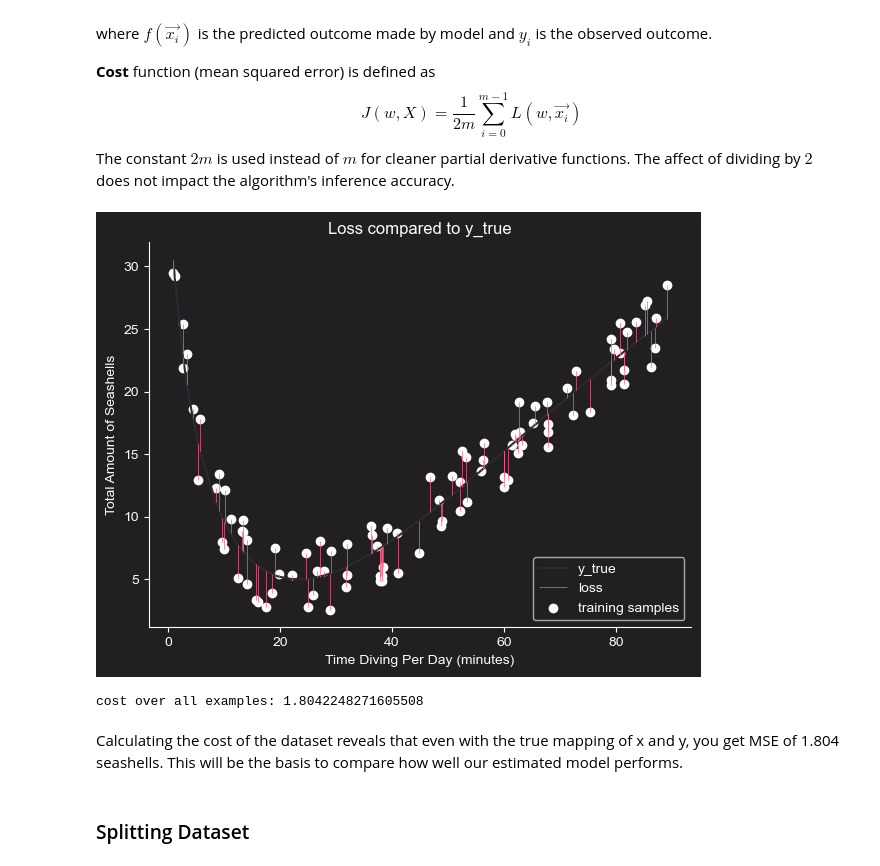
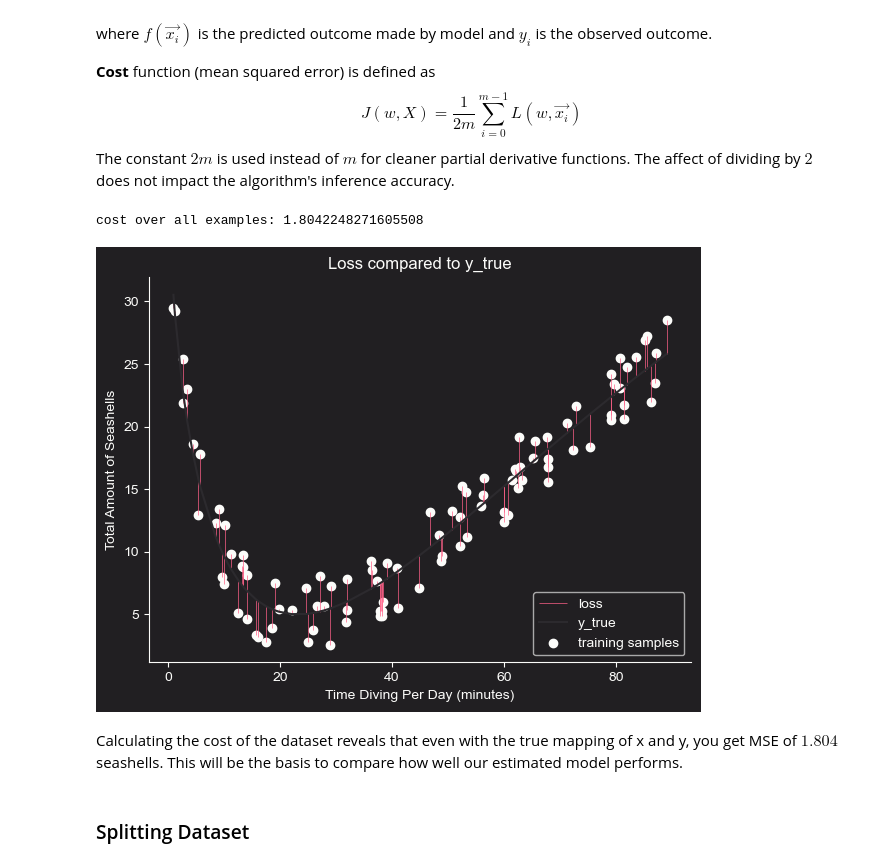
Before and after one commit to jakecreate/machine-learning-from-scratch, a Jupyter notebook: fundamentals_machine_learning.ipynb, the cells around one changed output. Saved outputs shown, nothing was run; the diff lists cells and outputs as text; code cells hidden in the pictures.

Commit message:
implement first model performance check

```diff
--- a/fundamentals_machine_learning.ipynb
+++ b/fundamentals_machine_learning.ipynb
@@ -12,7 +12,7 @@ import matplotlib.pyplot as plt
 import math
 
 # personal color pallete
-c_map = {
+c_ = {
     'red': '#ff6188',
     'orange': '#fc9867',
     'yellow': '#ffd866',
@@ -26,12 +26,12 @@ c_map = {
 
 # global params
 matplotlib.rcParams['font.family'] = 'Arial'
-plt.rcParams['figure.facecolor'] = c_map['black']
-plt.rcParams['axes.facecolor'] = c_map['black']
-plt.rcParams['text.color'] = c_map['white']
-plt.rcParams['axes.labelcolor'] = c_map['white']
-plt.rcParams['xtick.color'] = c_map['white']
-plt.rcParams['ytick.color'] = c_map['white']
+plt.rcParams['figure.facecolor'] = c_['black']
+plt.rcParams['axes.facecolor'] = c_['black']
+plt.rcParams['text.color'] = c_['white']
+plt.rcParams['axes.labelcolor'] = c_['white']
+plt.rcParams['xtick.color'] = c_['white']
+plt.rcParams['ytick.color'] = c_['white']
 # %% [markdown]
 ## Data Generation
 # %%
@@ -92,32 +91,30 @@ The constant $2m$ is used instead of $m$ for cleaner partial derivative function
 # %%
 def lr_loss(y_hat, y):
     return (y_hat - y)**2
 
 def lr_cost(y_hat, y):
     return np.sum((y_hat - y)**2)/(2*y.shape[0])
 
 fig, ax = plt.subplots(figsize=(7,5))
 
 y_mm = np.sort(np.vstack([y_sample, y_true]), axis=0)
-ax.plot(x_sample, y_true, c=c_map['grey'], label='y_true')
-ax.vlines(x=x_sample, ymin=y_mm[0], ymax=y_mm[1], color=c_map['red'], label='loss', linewidth=0.5)
-ax.scatter(x_sample, y_sample, c=c_map['white'], label='training samples')
+ax.vlines(x=x_sample, ymin=y_mm[0], ymax=y_mm[1], color=c_['red'], label='loss', linewidth=0.5)
+ax.plot(x_sample, y_true, c=c_['grey'], label='y_true')
+ax.scatter(x_sample, y_sample, c=c_['white'], label='training samples')
 
 ax.spines[['top', 'right']].set_visible(False)
-ax.spines[['bottom', 'left']].set_color(c_map['white'])
+ax.spines[['bottom', 'left']].set_color(c_['white'])
 ax.set_title('Loss compared to y_true')
 ax.set_xlabel('Time Diving Per Day (minutes)')
 ax.set_ylabel('Total Amount of Seashells')
-ax.legend(loc='lower right');
-ax.legend(loc='lower right');
+ax.legend(loc='lower right')
+ax.legend(loc='lower right')
+print(f'cost over all examples: {lr_cost(y_true, y_sample)}');
 # %% [output]
+cost over all examples: 1.8042248271605508
-[figure, old version]
+[figure, new version]
-# %%
-print(f'cost over all examples: {lr_cost(y_true, y_sample)}')
-# %% [output]
-cost over all examples: 1.8042248271605508
 # %% [markdown]
-Calculating the cost of the dataset reveals that even with the true mapping of x and y, you get MSE of 1.804 seashells. This will be the basis to compare how well our estimated model performs.
+Calculating the cost of the dataset reveals that even with the true mapping of x and y, you get MSE of $1.804$ seashells. This will be the basis to compare how well our estimated model performs.
 # %% [markdown]
 ### Splitting Dataset
 # %%
```
Also changed, not shown: parts of 13 cells of this notebook, 1 other file.
